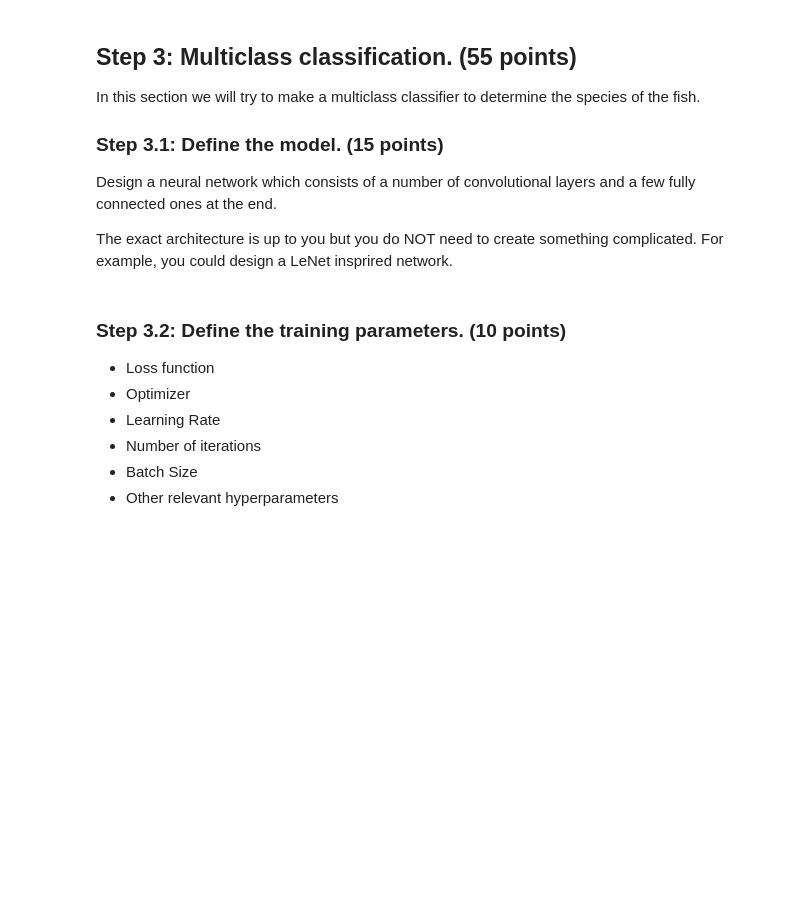
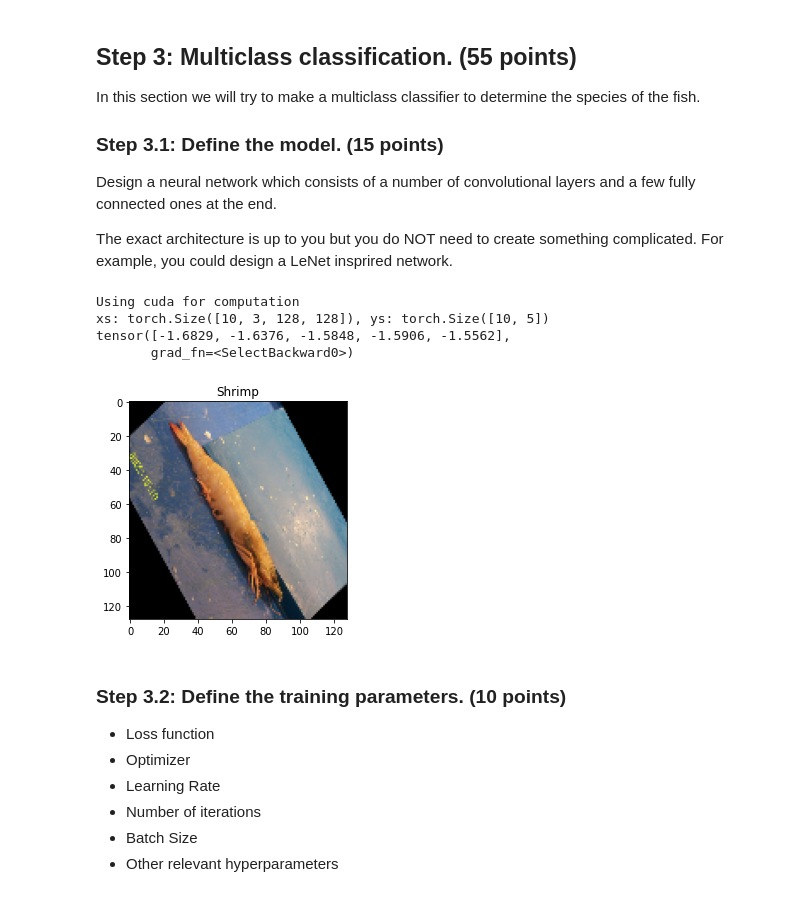
Before and after one commit to annnnnnnnnnie/Computer_Vision_2022, a Jupyter notebook: coursework_02/coursework_02.ipynb, the cells around one changed output. Saved outputs shown, nothing was run; the diff lists cells and outputs as text; code cells hidden in the pictures; blank space fills up the shorter version.

```diff
--- a/coursework_02/coursework_02.ipynb
+++ b/coursework_02/coursework_02.ipynb
@@ -255,3 +227,59 @@ device = 'cuda' if torch.cuda.is_available() else 'cpu'
+# %%
+class Net(nn.Module):
+    def __init__(self, output_dims=1, dropout: float = 0.5):
+        super(Net, self).__init__()
+        self.features = nn.Sequential(
+            nn.Conv2d(3, 24, kernel_size=11, stride=4, padding=2),
+            nn.ReLU(inplace=True),
+            nn.MaxPool2d(kernel_size=3, stride=2),
+            nn.Conv2d(24, 48, kernel_size=5, padding=2),
+            nn.ReLU(inplace=True),
+            nn.MaxPool2d(kernel_size=3, stride=2),
+            nn.Conv2d(48, 60, kernel_size=3, padding=1),
+            nn.ReLU(inplace=True),
+            nn.MaxPool2d(kernel_size=3, stride=2),
+        )
+        self.avgpool = nn.AdaptiveAvgPool2d((6, 6))
+        self.classifier = nn.Sequential(
+            nn.Dropout(p=dropout),
+            nn.Linear(60 * 6 * 6, 2048),
+            nn.ReLU(inplace=True),
+            nn.Dropout(p=dropout),
+            nn.Linear(2048, 256),
+            nn.ReLU(inplace=True),
+            nn.Linear(256, 5),
+            nn.LogSoftmax(dim=1),
+        )
+
+    def forward(self, x):
+        x = self.features(x)
+        x = self.avgpool(x)
+        x = torch.flatten(x, 1)
+        x = self.classifier(x)
+        return x
+
+
+# Since most of you use laptops, you may use CPU for training.
+# If you have a good GPU, you can set this to 'gpu'.
+device = 'cuda' if torch.cuda.is_available() else 'cpu'
+print(f"Using {device} for computation")
+net = Net()
+loader = torch.utils.data.DataLoader(dataset, batch_size=10, shuffle=True)
+for ims, lbls in loader:
+    xs = ims
+    labels = lbls
+    plt.imshow((np.transpose(ims[0], (1, 2, 0))))
+    plt.title(f"{reverse_dict(dataset.classes_to_consider)[lbls[0].item()]}")
+    ys = net(xs)
+    print(f"xs: {xs.shape}, ys: {ys.shape}")
+    print(ys[0])
+    break
+# %% [output]
+Using cuda for computation
+xs: torch.Size([10, 3, 128, 128]), ys: torch.Size([10, 5])
+tensor([-1.6829, -1.6376, -1.5848, -1.5906, -1.5562],
+       grad_fn=<SelectBackward0>)
+[figure, added]
 # %% [markdown]
 ### Step 3.2: Define the training parameters. (10 points)
 
```
Also changed, not shown: parts of 5 cells of this notebook.
